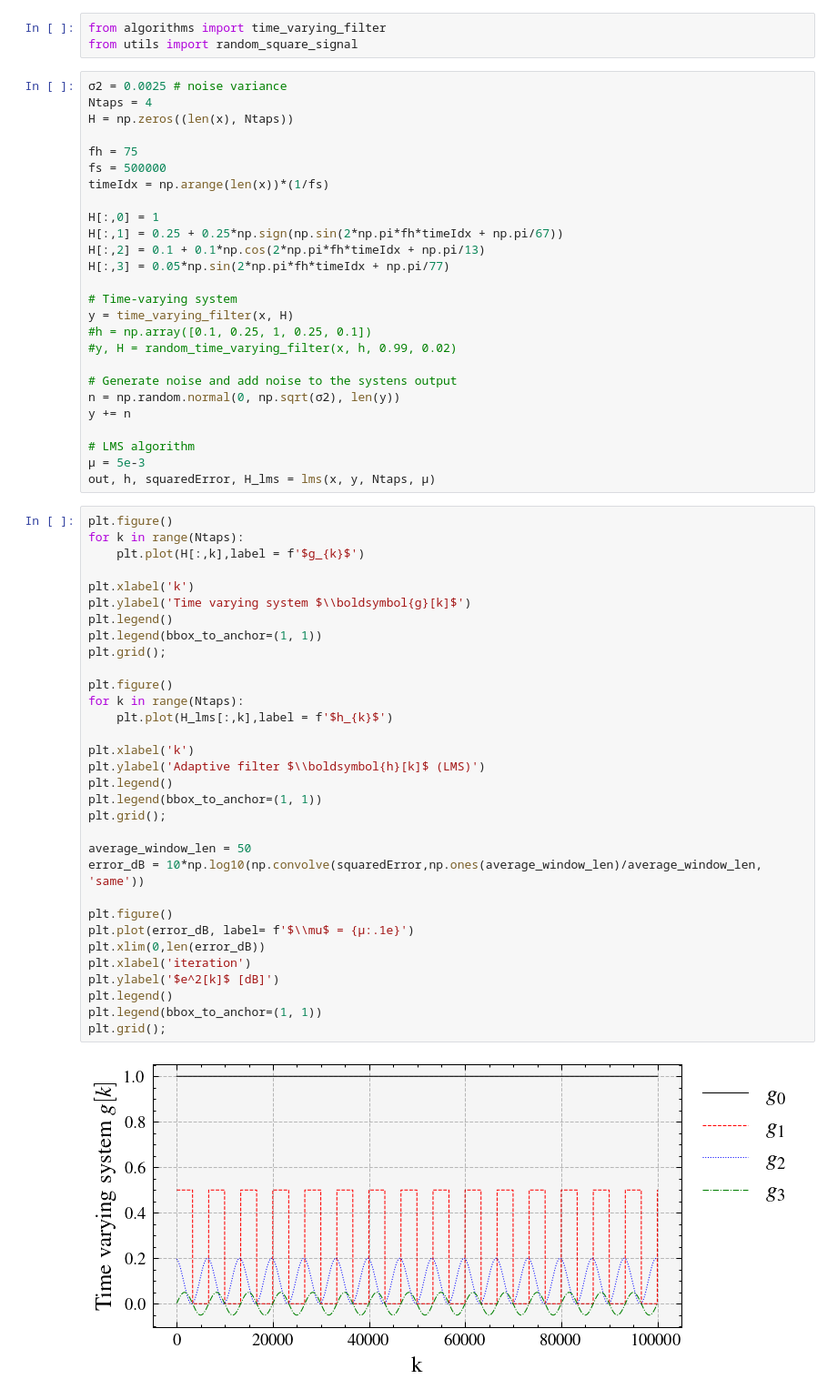
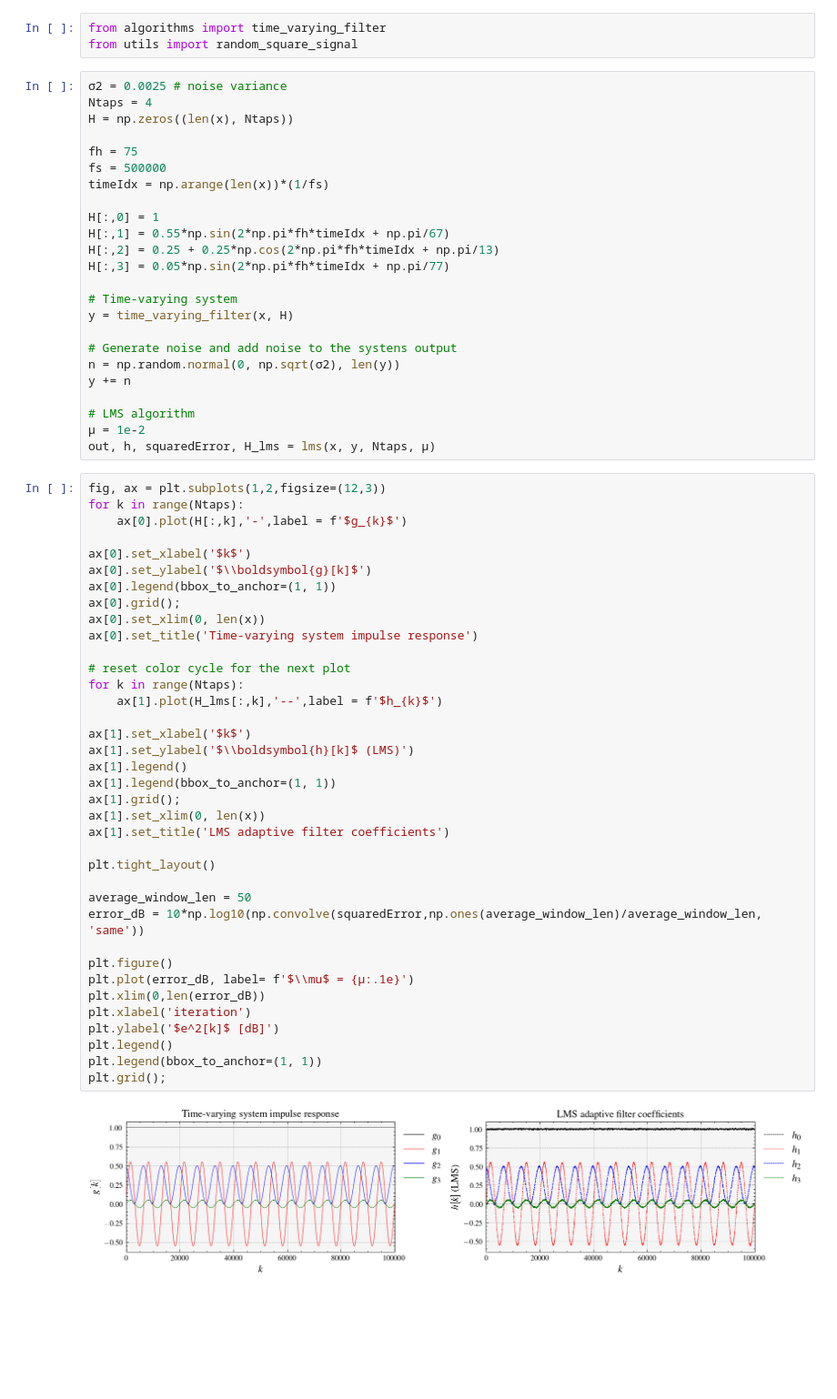
Before and after one commit to edsonportosilva/AdaptiveSignalProcessing, a Jupyter notebook: notebooks/4. The Wiener filter and the LMS algorithm.ipynb, the cells around one changed output. Shown at 91% size. Cells and saved outputs as stored; diff of their text form; blank space fills up the shorter version.

```diff
--- a/notebooks/4. The Wiener filter and the LMS algorithm.ipynb
+++ b/notebooks/4. The Wiener filter and the LMS algorithm.ipynb
@@ -671,53 +671,56 @@ fs = 500000
 timeIdx = np.arange(len(x))*(1/fs)
 
 H[:,0] = 1
-H[:,1] = 0.25 + 0.25*np.sign(np.sin(2*np.pi*fh*timeIdx + np.pi/67))
-H[:,2] = 0.1 + 0.1*np.cos(2*np.pi*fh*timeIdx + np.pi/13)
+H[:,1] = 0.55*np.sin(2*np.pi*fh*timeIdx + np.pi/67)
+H[:,2] = 0.25 + 0.25*np.cos(2*np.pi*fh*timeIdx + np.pi/13)
 H[:,3] = 0.05*np.sin(2*np.pi*fh*timeIdx + np.pi/77)
 
 # Time-varying system
 y = time_varying_filter(x, H)
-#h = np.array([0.1, 0.25, 1, 0.25, 0.1])
-#y, H = random_time_varying_filter(x, h, 0.99, 0.02)
 
 # Generate noise and add noise to the systens output
 n = np.random.normal(0, np.sqrt(σ2), len(y))
 y += n
 
 # LMS algorithm
-μ = 5e-3
+μ = 1e-2
 out, h, squaredError, H_lms = lms(x, y, Ntaps, μ)
 # %%
-plt.figure()
+fig, ax = plt.subplots(1,2,figsize=(12,3))
 for k in range(Ntaps):
-    plt.plot(H[:,k],label = f'$g_{k}$')
+    ax[0].plot(H[:,k],'-',label = f'$g_{k}$')
 
-plt.xlabel('k')
-plt.ylabel('Time varying system $\\boldsymbol{g}[k]$')
-plt.legend()
-plt.legend(bbox_to_anchor=(1, 1))
-plt.grid();
+ax[0].set_xlabel('$k$')
+ax[0].set_ylabel('$\\boldsymbol{g}[k]$')
+ax[0].legend(bbox_to_anchor=(1, 1))
+ax[0].grid();
+ax[0].set_xlim(0, len(x))
+ax[0].set_title('Time-varying system impulse response')
 
-plt.figure()
+# reset color cycle for the next plot
 for k in range(Ntaps):
-    plt.plot(H_lms[:,k],label = f'$h_{k}$')
+    ax[1].plot(H_lms[:,k],'--',label = f'$h_{k}$')
 
-plt.xlabel('k')
-plt.ylabel('Adaptive filter $\\boldsymbol{h}[k]$ (LMS)')
-plt.legend()
-plt.legend(bbox_to_anchor=(1, 1))
-plt.grid();
+ax[1].set_xlabel('$k$')
+ax[1].set_ylabel('$\\boldsymbol{h}[k]$ (LMS)')
+ax[1].legend()
+ax[1].legend(bbox_to_anchor=(1, 1))
+ax[1].grid();
+ax[1].set_xlim(0, len(x))
+ax[1].set_title('LMS adaptive filter coefficients')
+
+plt.tight_layout()
 
 average_window_len = 50
 error_dB = 10*np.log10(np.convolve(squaredError,np.ones(average_window_len)/average_window_len, 'same'))
 
 plt.figure()
 plt.plot(error_dB, label= f'$\\mu$ = {μ:.1e}')
 plt.xlim(0,len(error_dB))
 plt.xlabel('iteration')
 plt.ylabel('$e^2[k]$ [dB]')
 plt.legend()
 plt.legend(bbox_to_anchor=(1, 1))
 plt.grid();
 # %% [output]
-[figure, old version]
+[figure, new version]
```
Also changed, not shown: parts of 2 cells of this notebook.
